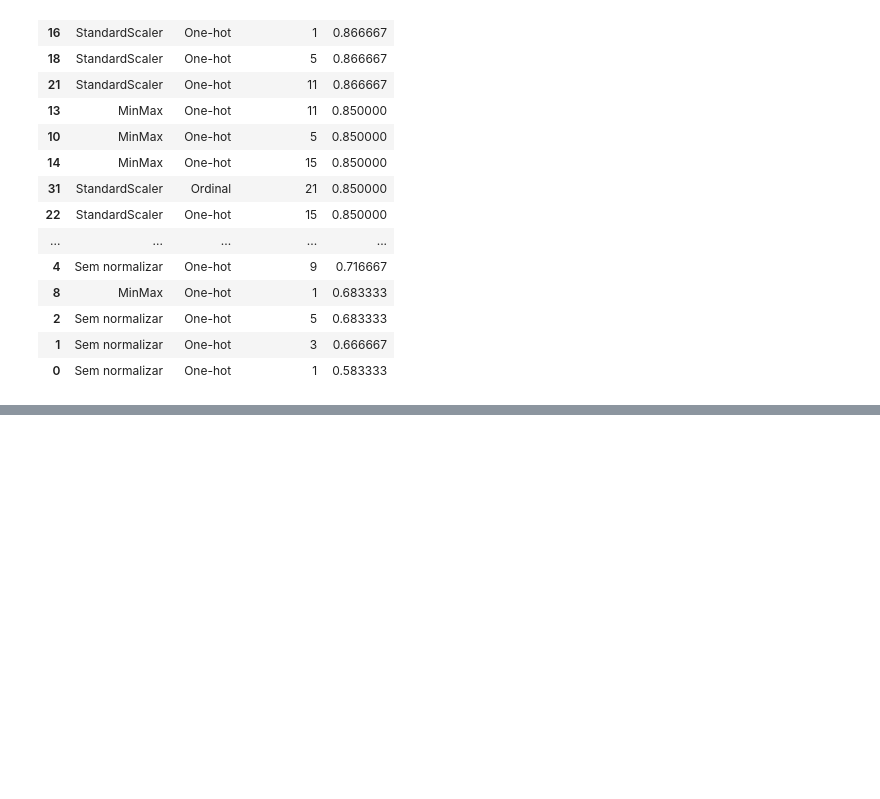
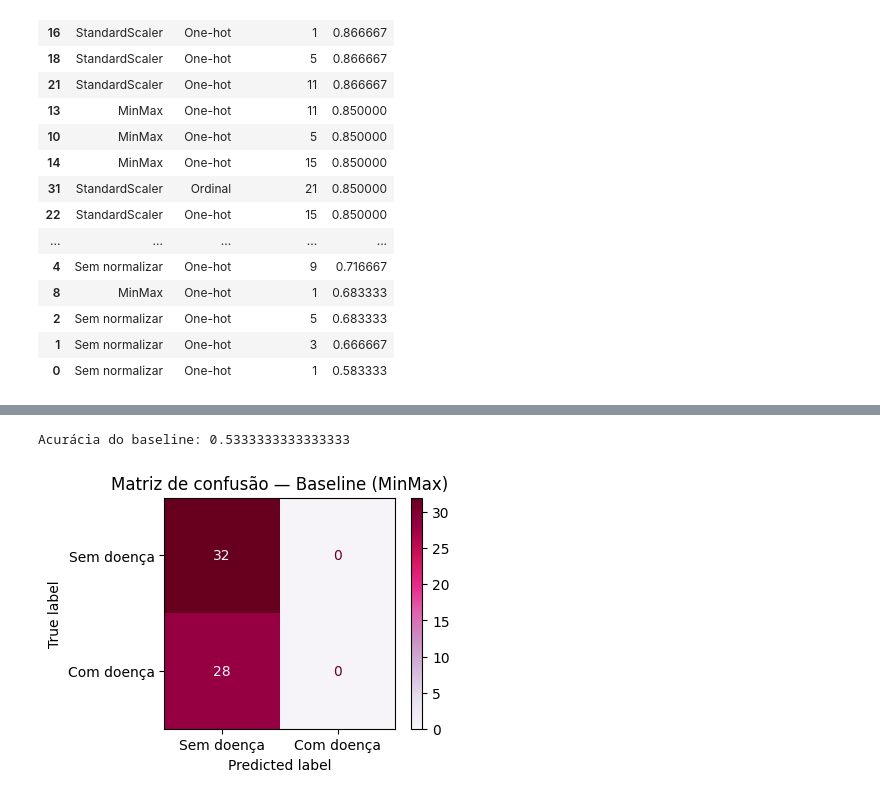
Before and after one commit to isalemecruz/cubo_gelatinoso, a Jupyter notebook: heart_disease_knn.ipynb, the cells around one changed output, grey strips where cells are left out. Saved outputs shown, nothing was run; the diff lists cells and outputs as text; code cells hidden in the pictures; blank space fills up the shorter version.

```diff
--- a/heart_disease_knn.ipynb
+++ b/heart_disease_knn.ipynb
@@ -1221,0 +1254,22 @@ df_resultados
+# %%
+X_treino = df_treino_final_minmax.drop(columns=["target"])
+y_treino = df_treino_final_minmax["target"]
+
+X_teste = df_teste_final.drop(columns=["target"])
+y_teste = df_teste_final["target"]
+
+baseline = DummyClassifier(strategy="most_frequent")
+baseline.fit(X_treino, y_treino)
+
+y_previsto_baseline = baseline.predict(X_teste)
+
+acuracia_baseline = accuracy_score(y_teste, y_previsto_baseline)
+print(f"Acurácia do baseline: {acuracia_baseline:}")
+fig, ax = plt.subplots(figsize=(4, 3))
+matriz_confusao = confusion_matrix(y_teste, y_previsto_baseline)
+ConfusionMatrixDisplay(matriz_confusao, display_labels=["Sem doença", "Com doença"]).plot(cmap="PuRd", ax=ax)
+plt.title("Matriz de confusão — Baseline (MinMax)")
+plt.show()
+# %% [output]
+Acurácia do baseline: 0.5333333333333333
+[figure, added]
```
Also changed, not shown: parts of 7 cells of this notebook.
